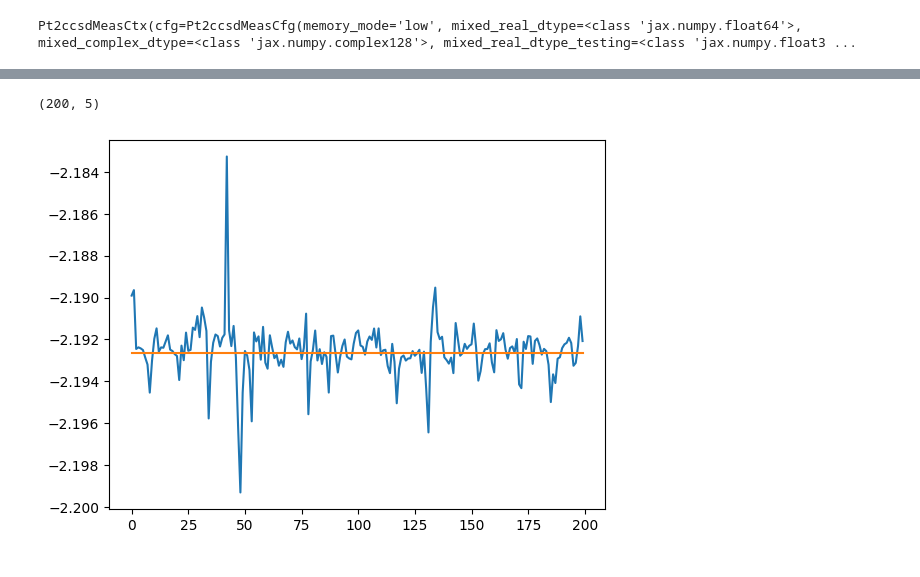
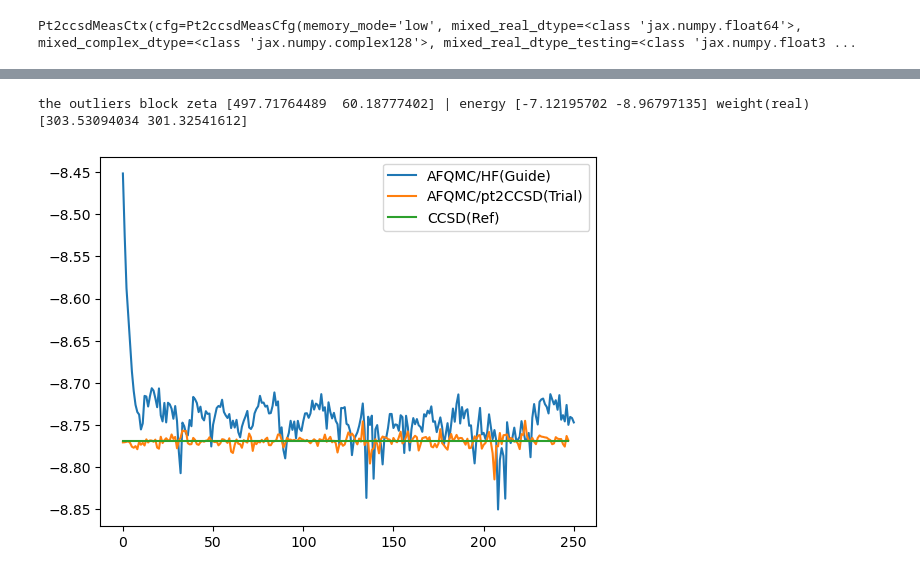
Before and after one commit to zh-yichi/build_afqmc_prototype, a Jupyter notebook: mytest/test_pt2ccsd.ipynb, the cells around one changed output, grey strips where cells are left out. Saved outputs shown, nothing was run; the diff lists cells and outputs as text; code cells hidden in the pictures.

Commit message:
added test_pt2ccsd for 8H2

```diff
--- a/mytest/test_pt2ccsd.ipynb
+++ b/mytest/test_pt2ccsd.ipynb
@@ -98,10 +67,17 @@ ham_data = HamChol(
     basis=ham.basis
     )
 # %%
-staged_guide = _stage_trial_input(guide_obj)
+# staged_guide = _stage_trial_input(guide_obj)
+from ad_afqmc_prototype.trial.rhf import RhfTrial
+from ad_afqmc_prototype.trial.pt2ccsd import Pt2ccsdTrial
+from ad_afqmc_prototype.staging import _stage_pt2ccsd_input
+
 guide_data = RhfTrial(
-    mo_coeff=jnp.array(staged_guide.data['mo'][:,:nocc]),
+    mo_coeff=jnp.array(staged_guide.trial.data['mo'][:,:sys.nup]),
     )
+
+staged_trial = _stage_pt2ccsd_input(trial_obj)
+
 trial_data = Pt2ccsdTrial(
     mo_t = staged_trial.data["mo_t"],
     t2 = staged_trial.data["t2"],
@@ -116,15 +92,12 @@ print(trial_meas_ctx)
 # %% [output]
 Pt2ccsdMeasCtx(cfg=Pt2ccsdMeasCfg(memory_mode='low', mixed_real_dtype=<class 'jax.numpy.float64'>, mixed_complex_dtype=<class 'jax.numpy.complex128'>, mixed_real_dtype_testing=<class 'jax.numpy.float3 ...
 # %%
-from ad_afqmc_prototype.core.system import System
 from ad_afqmc_prototype.trial.rhf import make_rhf_trial_ops
 from ad_afqmc_prototype.meas.rhf  import make_rhf_meas_ops
-# from ad_afqmc_prototype.meas.cisd  import make_cisd_meas_ops
 from ad_afqmc_prototype.prop.afqmc import make_prop_ops, init_prop_state
+from ad_afqmc_prototype.meas.pt2ccsd import make_pt2ccsd_meas_ops
 from ad_afqmc_prototype.prop.types import QmcParams
-# from ad_afqmc_prototype.prop.blocks import block as qmc_block
 
-sys   = System(norb=norb, nelec=(nocc, nocc), walker_kind="restricted")
 guide_ops = make_rhf_trial_ops(sys)
 guide_meas_ops  = make_rhf_meas_ops(sys)
 guide_prop_ops  = make_prop_ops(ham_data.basis, sys.walker_kind)
@@ -134,7 +107,7 @@ params = QmcParams(
     dt            = 0.005,   # imaginary-time step
     n_walkers     = 300,      # walker population
     n_prop_steps  = 50,      # propagation steps per block
-    n_blocks      = 300,     # sampling blocks
+    n_blocks      = 200,     # sampling blocks
     n_eql_blocks  = 50,      # equilibration blocks (discarded)
     seed          = 17,
 )
@@ -1062,4 +155,0 @@ trial_data_clean, trial_keep_mask = reject_outliers(
-# %%
-trial_data_clean.shape
-# %% [output]
-(200, 5)
@@ -1069,10 +156,36 @@ trial_block_e_sp = ham_data.h0 + jnp.asarray(trial_block_e0_sp) \
+# %%
+guide_energies = mixed_samples.guide_block_energies
+guide_weights = mixed_samples.guide_block_weights
+trial_weights = mixed_samples.trial_block_weights
+trial_t2s = mixed_samples.trial_block_t2s
+trial_e0s = mixed_samples.trial_block_e0s
+trial_e1s = mixed_samples.trial_block_e1s
+# %%
+from ad_afqmc_prototype.stat_utils import clean_pt2ccsd
+trial_ept2s = (ham_data.h0 + trial_e0s + trial_e1s - trial_t2s*trial_e0s).real
+
+(trial_wts_clean,
+trial_t2s_clean,
+trial_e0s_clean,
+trial_e1s_clean) = clean_pt2ccsd(
+                                trial_ept2s,
+                                trial_weights,
+                                trial_t2s,
+                                trial_e0s,
+                                trial_e1s,
+                                zeta=20
+                                )
+# %% [output]
+the outliers block zeta [497.71764489  60.18777402] | energy [-7.12195702 -8.96797135] weight(real) [303.53094034 301.32541612]
+# %%
+trial_ept2s = (ham_data.h0 + trial_e0s_clean + trial_e1s_clean - trial_t2s_clean*trial_e0s_clean).real
 # %%
 from matplotlib import pyplot as plt
-
-# plt.plot(guide_block_e_sp)
-plt.plot(trial_block_e_sp.real)
-plt.plot([trial_e_avg]*len(trial_block_e_sp))
-
+# raw data
+plt.plot(guide_energies, label="AFQMC/HF(Guide)")
+plt.plot(trial_ept2s, label="AFQMC/pt2CCSD(Trial)")
+plt.plot([mycc.e_tot]*len(trial_ept2s), label="CCSD(Ref)")
+plt.legend()
 plt.show()
 # %% [output]
-[figure, old version]
+[figure, new version]
```
Also changed, not shown: parts of 21 cells of this notebook, 1 other file.
